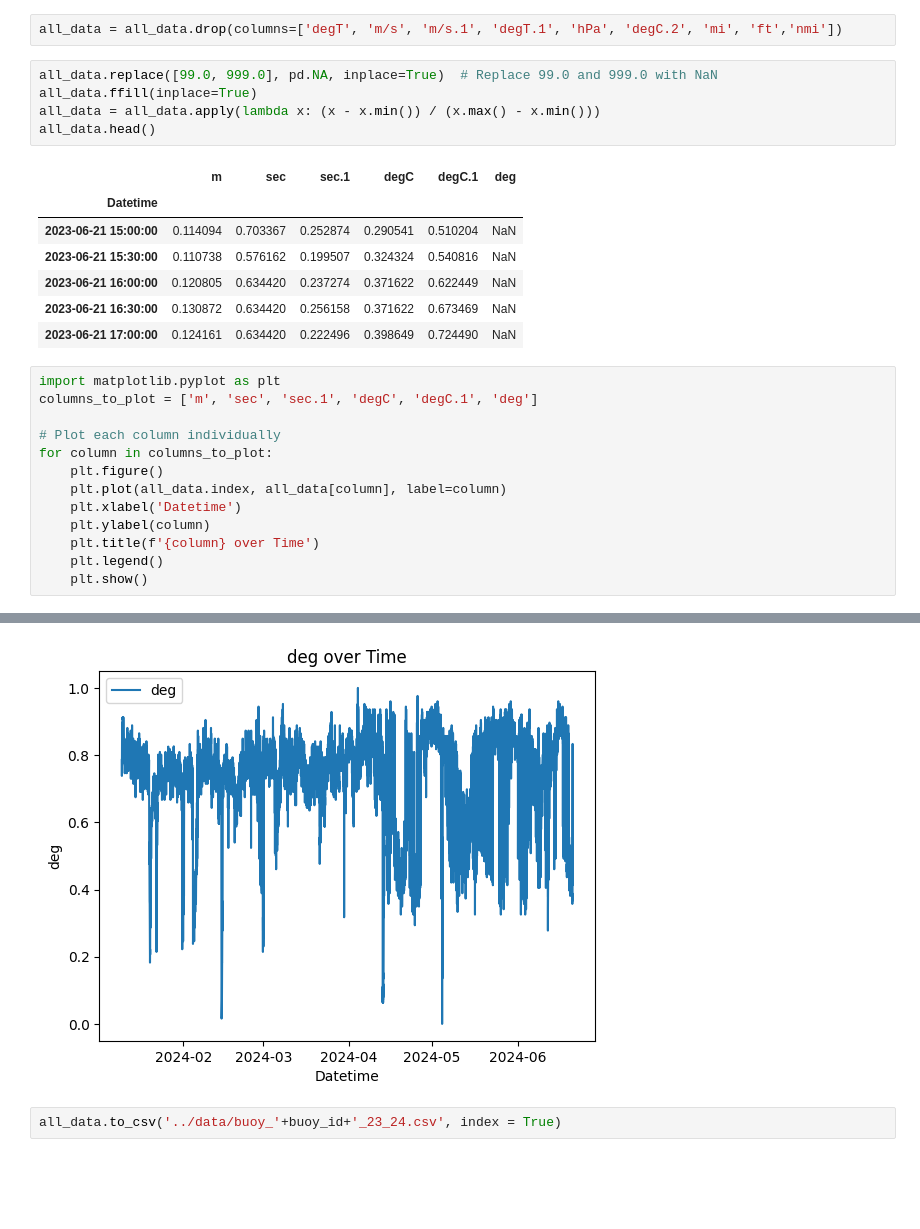
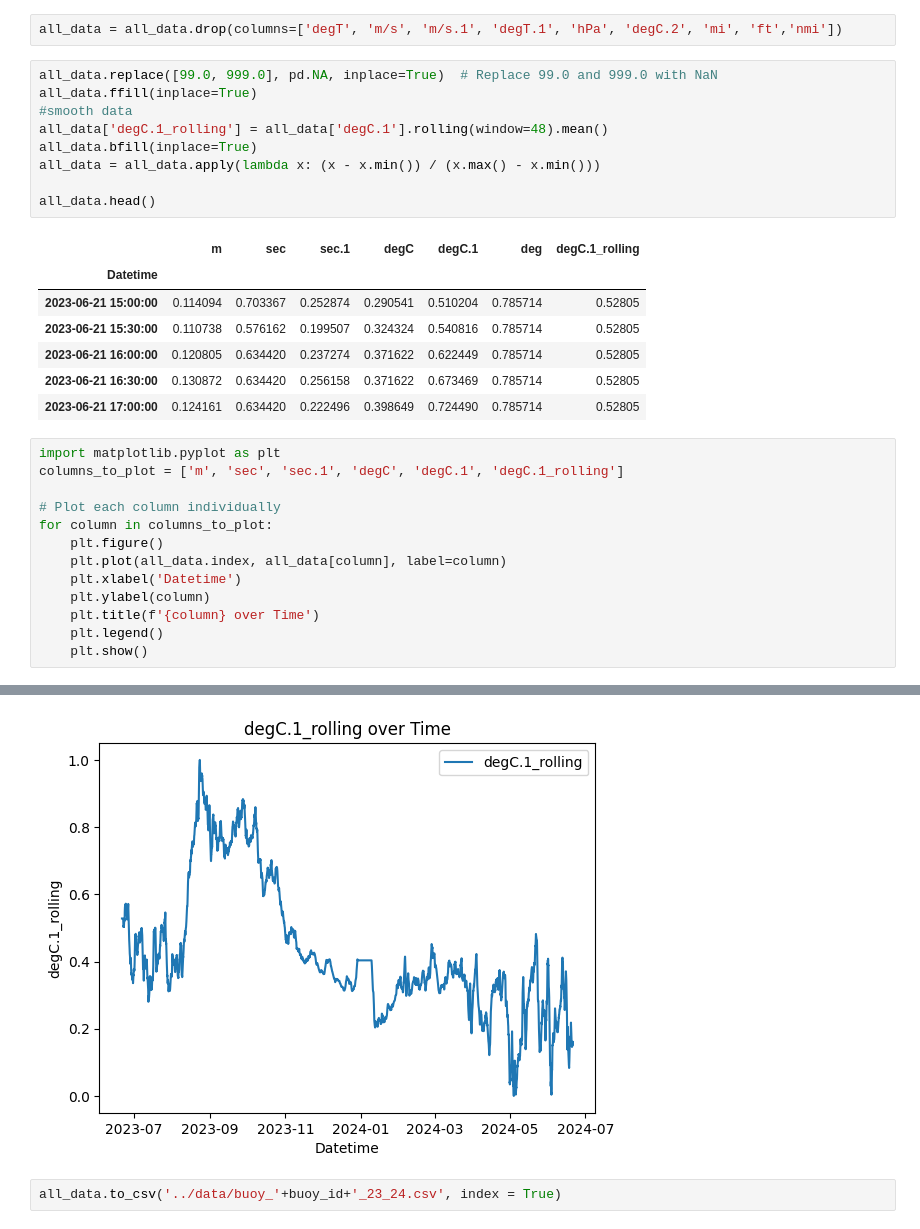
Before and after one commit to gregottoniemeyer/water_mirror, a Jupyter notebook: code/SF_Buoy_02.ipynb, the cells around one changed output, grey strips where cells are left out. Cells and saved outputs as stored; diff of their text form; blank space fills up the shorter version.

Commit message:
AQ and sst
new data and code

```diff
--- a/code/SF_Buoy_02.ipynb
+++ b/code/SF_Buoy_02.ipynb
@@ -158,35 +157,39 @@ all_data = all_data.drop(columns=['degT', 'm/s', 'm/s.1', 'degT.1', 'hPa', 'degC
 # %%
 all_data.replace([99.0, 999.0], pd.NA, inplace=True)  # Replace 99.0 and 999.0 with NaN
 all_data.ffill(inplace=True)
+#smooth data
+all_data['degC.1_rolling'] = all_data['degC.1'].rolling(window=48).mean()
+all_data.bfill(inplace=True)
 all_data = all_data.apply(lambda x: (x - x.min()) / (x.max() - x.min()))
+
 all_data.head()
 # %% [output]
-|  | m | sec | sec.1 | degC | degC.1 | deg |
-| Datetime |  |  |  |  |  |  |
-| 2023-06-21 15:00:00 | 0.114094 | 0.703367 | 0.252874 | 0.290541 | 0.510204 | NaN |
-| 2023-06-21 15:30:00 | 0.110738 | 0.576162 | 0.199507 | 0.324324 | 0.540816 | NaN |
-| 2023-06-21 16:00:00 | 0.120805 | 0.634420 | 0.237274 | 0.371622 | 0.622449 | NaN |
-| 2023-06-21 16:30:00 | 0.130872 | 0.634420 | 0.256158 | 0.371622 | 0.673469 | NaN |
-| 2023-06-21 17:00:00 | 0.124161 | 0.634420 | 0.222496 | 0.398649 | 0.724490 | NaN |
+|  | m | sec | sec.1 | degC | degC.1 | deg | degC.1_rolling |
+| Datetime |  |  |  |  |  |  |  |
+| 2023-06-21 15:00:00 | 0.114094 | 0.703367 | 0.252874 | 0.290541 | 0.510204 | 0.785714 | 0.52805 |
+| 2023-06-21 15:30:00 | 0.110738 | 0.576162 | 0.199507 | 0.324324 | 0.540816 | 0.785714 | 0.52805 |
+| 2023-06-21 16:00:00 | 0.120805 | 0.634420 | 0.237274 | 0.371622 | 0.622449 | 0.785714 | 0.52805 |
+| 2023-06-21 16:30:00 | 0.130872 | 0.634420 | 0.256158 | 0.371622 | 0.673469 | 0.785714 | 0.52805 |
+| 2023-06-21 17:00:00 | 0.124161 | 0.634420 | 0.222496 | 0.398649 | 0.724490 | 0.785714 | 0.52805 |
 # %%
 import matplotlib.pyplot as plt
-columns_to_plot = ['m', 'sec', 'sec.1', 'degC', 'degC.1', 'deg']
+columns_to_plot = ['m', 'sec', 'sec.1', 'degC', 'degC.1', 'degC.1_rolling']
 
 # Plot each column individually
 for column in columns_to_plot:
     plt.figure()
     plt.plot(all_data.index, all_data[column], label=column)
     plt.xlabel('Datetime')
     plt.ylabel(column)
     plt.title(f'{column} over Time')
     plt.legend()
     plt.show()
 # %% [output]
 [figure]
 [figure]
 [figure]
 [figure]
 [figure]
-[figure, old version]
+[figure, new version]
 # %%
 all_data.to_csv('../data/buoy_'+buoy_id+'_23_24.csv', index = True)
```
Also changed, not shown: parts of 1 cell of this notebook, 16 other files.
